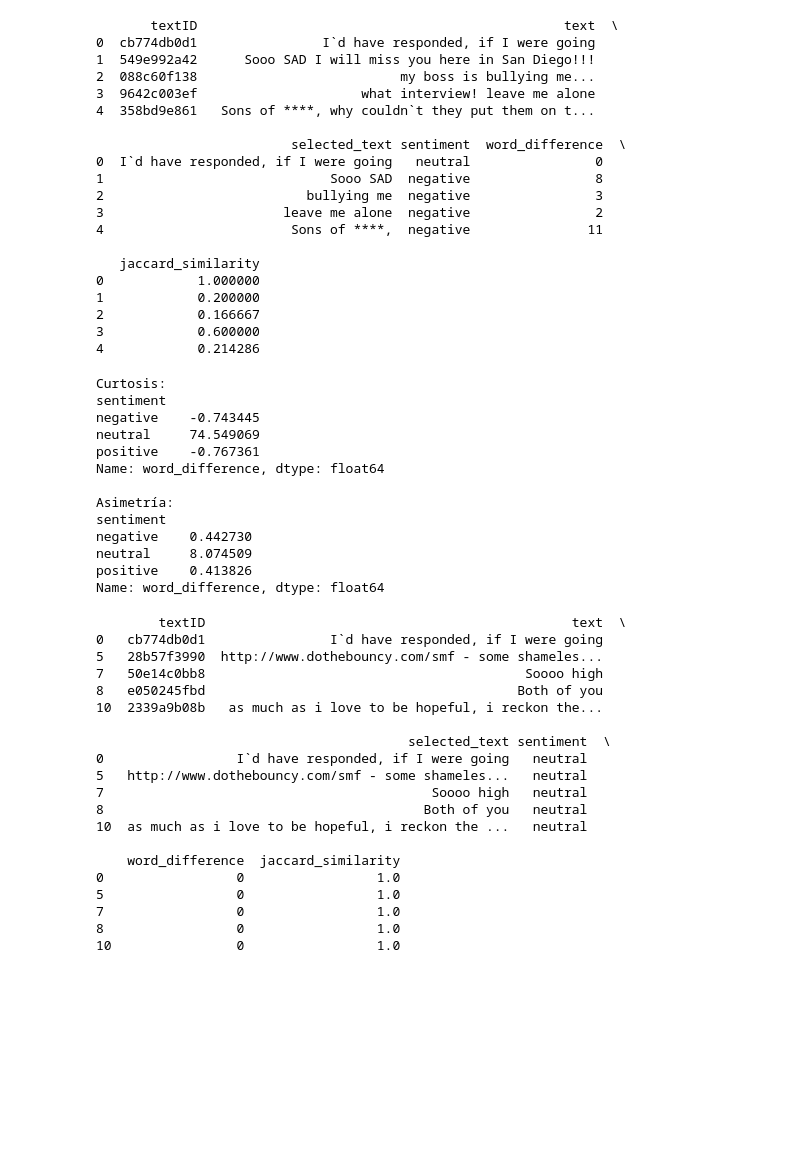
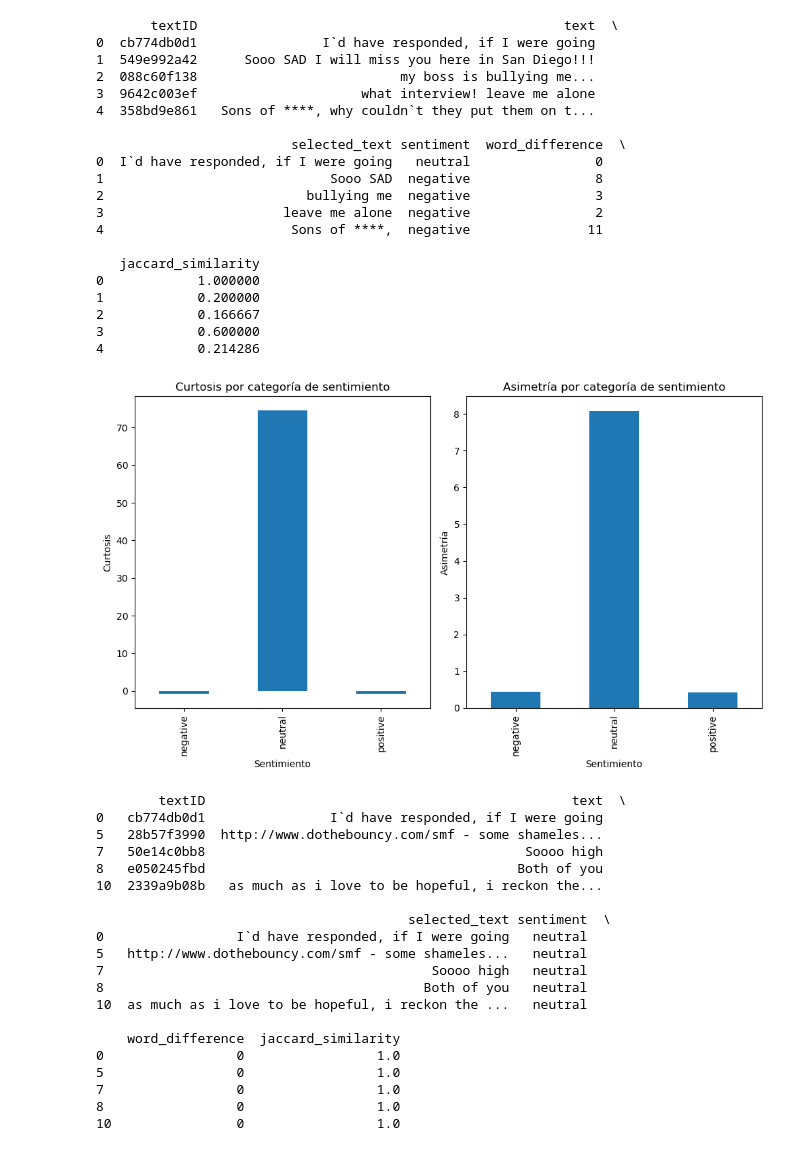
Before and after one commit to AngelMP02/Ordinaria_progra, a Jupyter notebook: Ej2/notebook.ipynb, the cells around one changed output. Drawn from its saved outputs; the diff is of its cells as text; code cells hidden in the pictures; blank space fills up the shorter version.

```diff
--- a/Ej2/notebook.ipynb
+++ b/Ej2/notebook.ipynb
@@ -81,29 +83,34 @@ print(df_cleaned.head())
 3            0.600000
 4            0.214286
 # %%
+
+
 # Calcular la curtosis y asimetría para cada categoría de sentimiento
 curtosis = df_cleaned.groupby("sentiment")["word_difference"].apply(lambda x: x.kurtosis())
 skewness = df_cleaned.groupby("sentiment")["word_difference"].apply(lambda x: x.skew())
 
-# Visualizar los resultados
-print("Curtosis:")
-print(curtosis)
-print("\nAsimetría:")
-print(skewness)
+# Crear una figura de tamaño adecuado
+plt.figure(figsize=(10, 6))
+
+# Graficar la curtosis
+plt.subplot(1, 2, 1)
+curtosis.plot(kind="bar")
+plt.title("Curtosis por categoría de sentimiento")
+plt.xlabel("Sentimiento")
+plt.ylabel("Curtosis")
+
+# Graficar la asimetría
+plt.subplot(1, 2, 2)
+skewness.plot(kind="bar")
+plt.title("Asimetría por categoría de sentimiento")
+plt.xlabel("Sentimiento")
+plt.ylabel("Asimetría")
+
+# Mostrar el gráfico
+plt.tight_layout()
+plt.show()
 # %% [output]
-Curtosis:
-sentiment
-negative    -0.743445
-neutral     74.549069
-positive    -0.767361
-Name: word_difference, dtype: float64
-
-Asimetría:
-sentiment
-negative    0.442730
-neutral     8.074509
-positive    0.413826
-Name: word_difference, dtype: float64
+[figure, added]
 # %%
 # Encontrar tweets con puntuaciones de similitud de Jaccard cercanas a 1
 high_similarity_tweets = df_cleaned[df_cleaned["jaccard_similarity"] >= 0.9]
```
Also changed, not shown: parts of 2 cells of this notebook.
